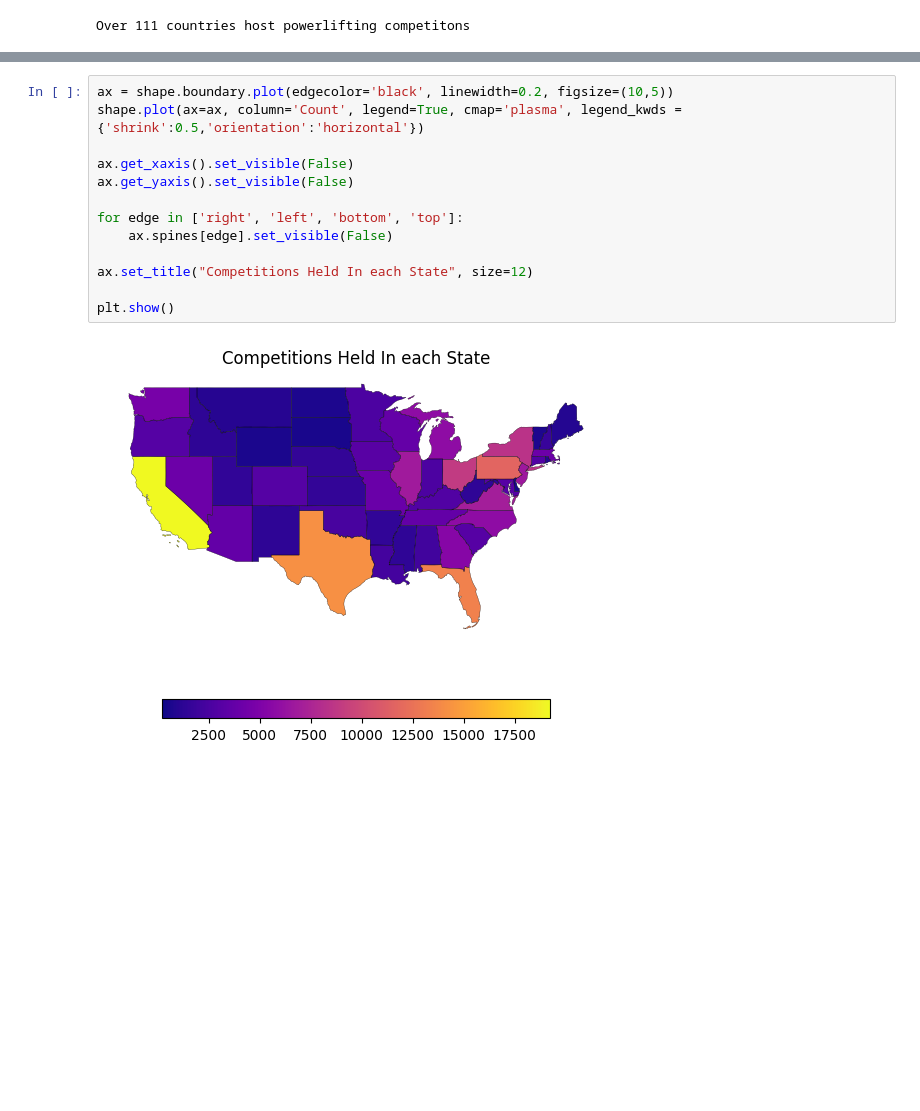
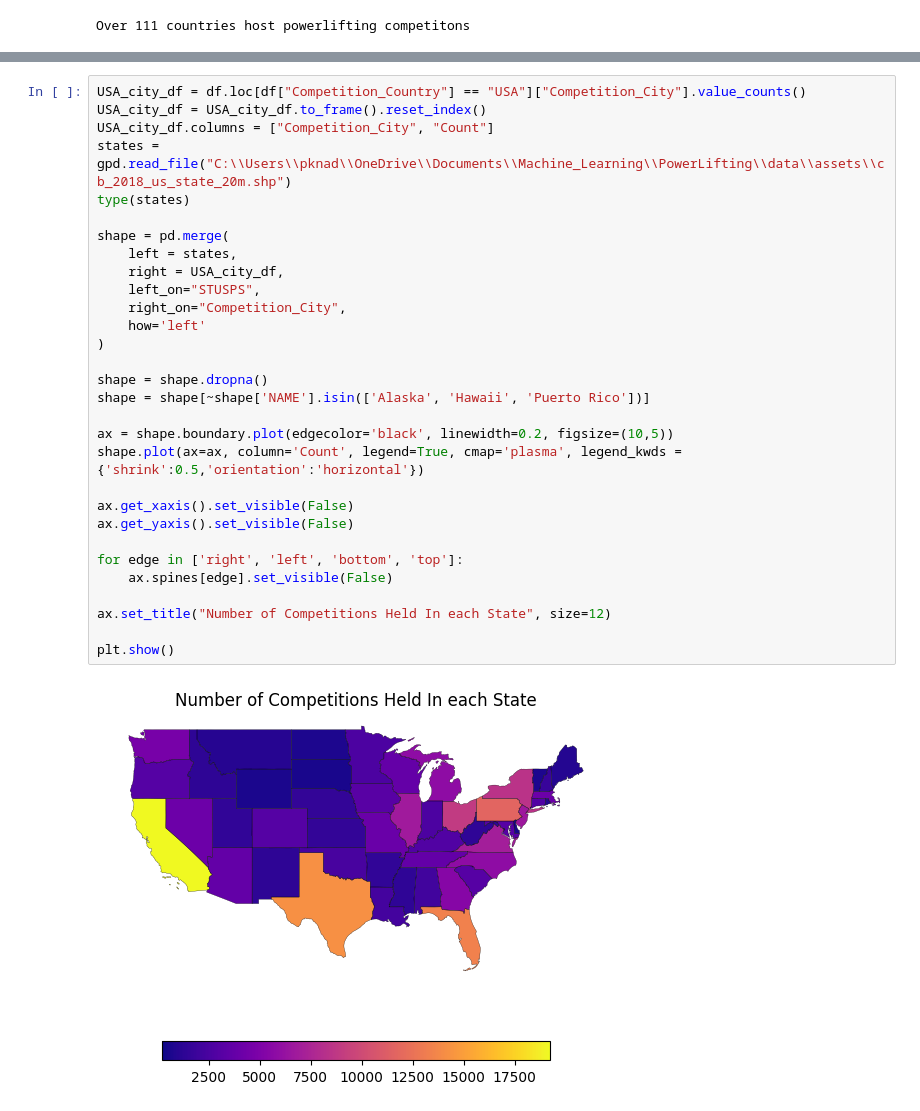
Before and after one commit to pranav142/Openpowerlifting-Database, a Jupyter notebook: notebooks/processed_EDA.ipynb, the cells around one changed output, grey strips where cells are left out. Cells and saved outputs as stored; diff of their text form; blank space fills up the shorter version.

Commit message:
More visualizations

```diff
--- a/notebooks/processed_EDA.ipynb
+++ b/notebooks/processed_EDA.ipynb
@@ -150,15 +117,32 @@ shape = shape[~shape['NAME'].isin(['Alaska', 'Hawaii', 'Puerto Rico'])]
 # %%
+USA_city_df = df.loc[df["Competition_Country"] == "USA"]["Competition_City"].value_counts()
+USA_city_df = USA_city_df.to_frame().reset_index()
+USA_city_df.columns = ["Competition_City", "Count"]
+states = gpd.read_file("C:\\Users\\pknad\\OneDrive\\Documents\\Machine_Learning\\PowerLifting\\data\\assets\\cb_2018_us_state_20m.shp")
+type(states)
+
+shape = pd.merge(
+    left = states,
+    right = USA_city_df,
+    left_on="STUSPS",
+    right_on="Competition_City",
+    how='left'
+)
+
+shape = shape.dropna()
+shape = shape[~shape['NAME'].isin(['Alaska', 'Hawaii', 'Puerto Rico'])]
+
 ax = shape.boundary.plot(edgecolor='black', linewidth=0.2, figsize=(10,5))
 shape.plot(ax=ax, column='Count', legend=True, cmap='plasma', legend_kwds = {'shrink':0.5,'orientation':'horizontal'})
 
 ax.get_xaxis().set_visible(False)
 ax.get_yaxis().set_visible(False)
 
 for edge in ['right', 'left', 'bottom', 'top']:
     ax.spines[edge].set_visible(False)
 
-ax.set_title("Competitions Held In each State", size=12)
+ax.set_title("Number of Competitions Held In each State", size=12)
 
 plt.show()
 # %% [output]
-[figure, old version]
+[figure, new version]
```
Also changed, not shown: parts of 22 cells of this notebook, 2 other files.
